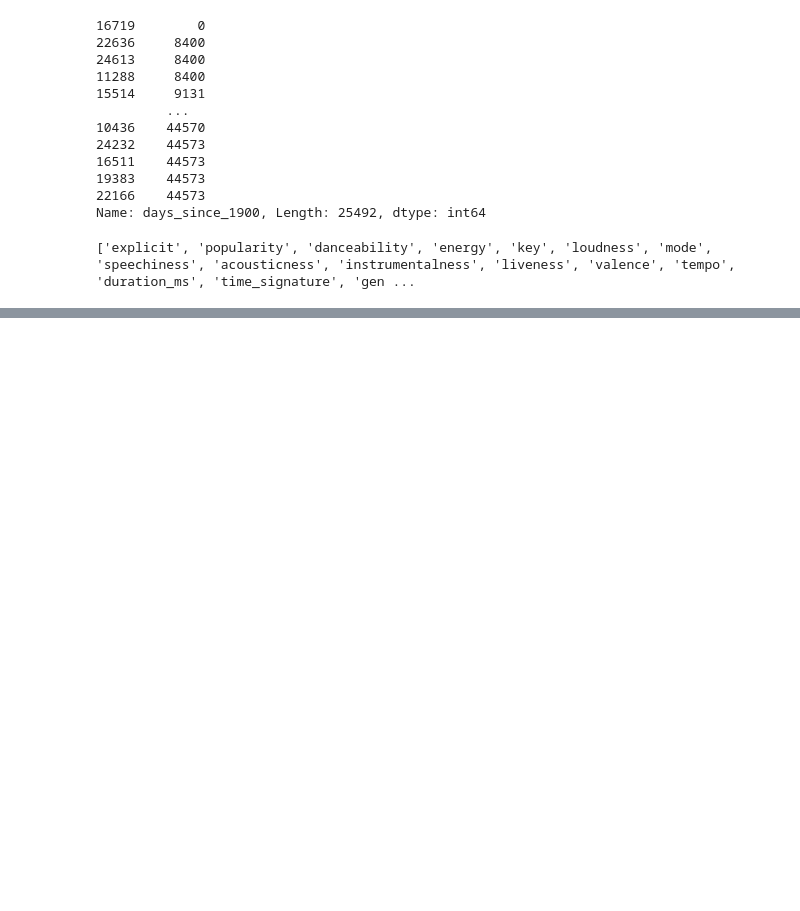
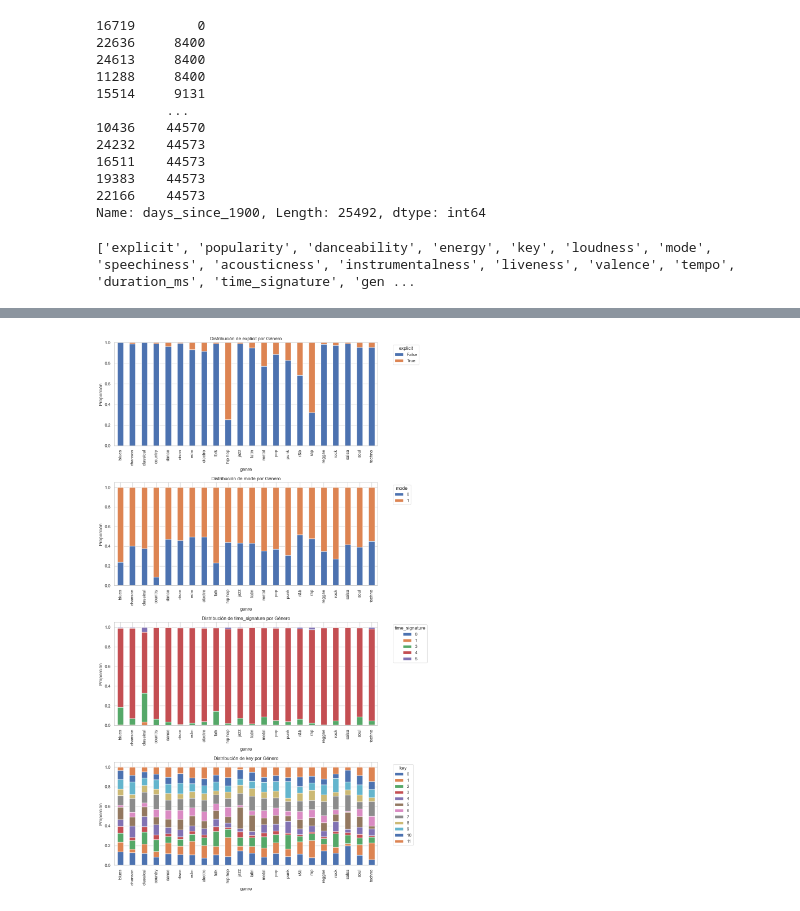
Before and after one commit to jmalfaro2019/Projet-AARES-20260202, a Jupyter notebook: part_1/notebooks/01_analysis.ipynb, the cells around one changed output, grey strips where cells are left out. Drawn from its saved outputs; the diff is of its cells as text; code cells hidden in the pictures; blank space fills up the shorter version.

```diff
--- a/part_1/notebooks/01_analysis.ipynb
+++ b/part_1/notebooks/01_analysis.ipynb
@@ -203,0 +239,17 @@ plt.show()
+# %%
+
+
+fig, axes = plt.subplots(len(discrete_columns), 1, figsize=(12, 20))
+for i, feature in enumerate(discrete_columns):
+    ct = pd.crosstab(df_train['genre'], df_train[feature], normalize='index')
+
+    # 3. Graficar
+    ct.plot(kind='bar', stacked=True, ax=axes[i])
+    axes[i].set_ylabel('Proporción')
+    axes[i].set_title(f'Distribución de {feature} por Género')
+    axes[i].legend(title=feature, bbox_to_anchor=(1.05, 1), loc='upper left')
+
+plt.tight_layout()
+plt.show()
+# %% [output]
+[figure, added]
```
Also changed, not shown: parts of 9 cells of this notebook, 1 other file.
